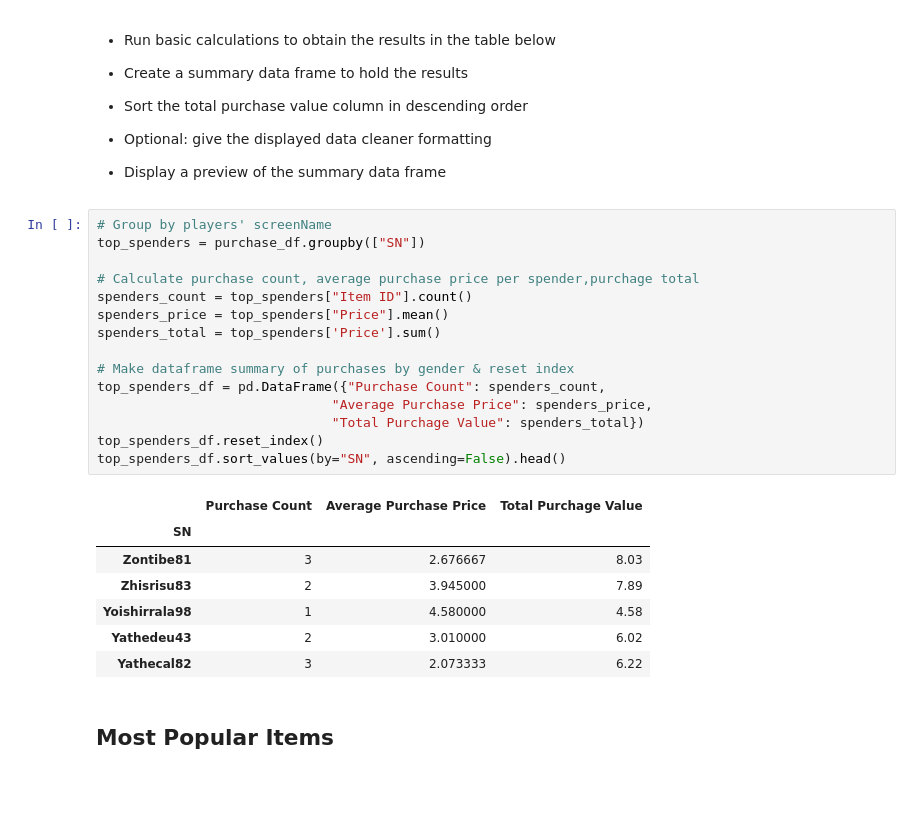
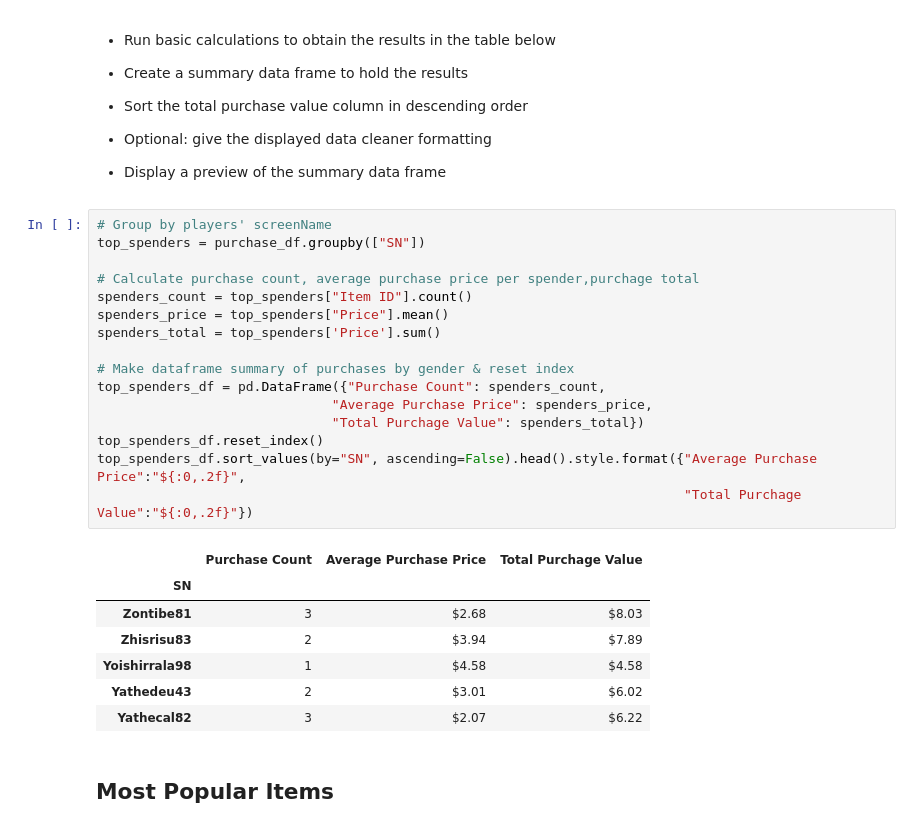
Before and after one commit to Tam-ala/Game-and-School-Stats-with-Pandas, a Jupyter notebook: HeroesOfPymoli/HeroesOfPymoli_Complete.ipynb, the cells around one changed output. Saved outputs shown, nothing was run; the diff lists cells and outputs as text; blank space fills up the shorter version.

```diff
--- a/HeroesOfPymoli/HeroesOfPymoli_Complete.ipynb
+++ b/HeroesOfPymoli/HeroesOfPymoli_Complete.ipynb
@@ -254,26 +276,27 @@ age_puranalysis_df
 # %%
 # Group by players' screenName
 top_spenders = purchase_df.groupby(["SN"])
 
 # Calculate purchase count, average purchase price per spender,purchage total
 spenders_count = top_spenders["Item ID"].count()
 spenders_price = top_spenders["Price"].mean()
 spenders_total = top_spenders['Price'].sum()
 
 # Make dataframe summary of purchases by gender & reset index
 top_spenders_df = pd.DataFrame({"Purchase Count": spenders_count,
                               "Average Purchase Price": spenders_price,
                               "Total Purchage Value": spenders_total})
 top_spenders_df.reset_index()
-top_spenders_df.sort_values(by="SN", ascending=False).head()
+top_spenders_df.sort_values(by="SN", ascending=False).head().style.format({"Average Purchase Price":"${:0,.2f}",
+                                                                           "Total Purchage Value":"${:0,.2f}"})
 # %% [output]
 |  | Purchase Count | Average Purchase Price | Total Purchage Value |
 | SN |  |  |  |
-| Zontibe81 | 3 | 2.676667 | 8.03 |
-| Zhisrisu83 | 2 | 3.945000 | 7.89 |
-| Yoishirrala98 | 1 | 4.580000 | 4.58 |
-| Yathedeu43 | 2 | 3.010000 | 6.02 |
-| Yathecal82 | 3 | 2.073333 | 6.22 |
+| Zontibe81 | 3 | $2.68 | $8.03 |
+| Zhisrisu83 | 2 | $3.94 | $7.89 |
+| Yoishirrala98 | 1 | $4.58 | $4.58 |
+| Yathedeu43 | 2 | $3.01 | $6.02 |
+| Yathecal82 | 3 | $2.07 | $6.22 |
 # %% [markdown]
 ## Most Popular Items
 # %% [markdown]
```
Also changed, not shown: parts of 11 cells of this notebook.
